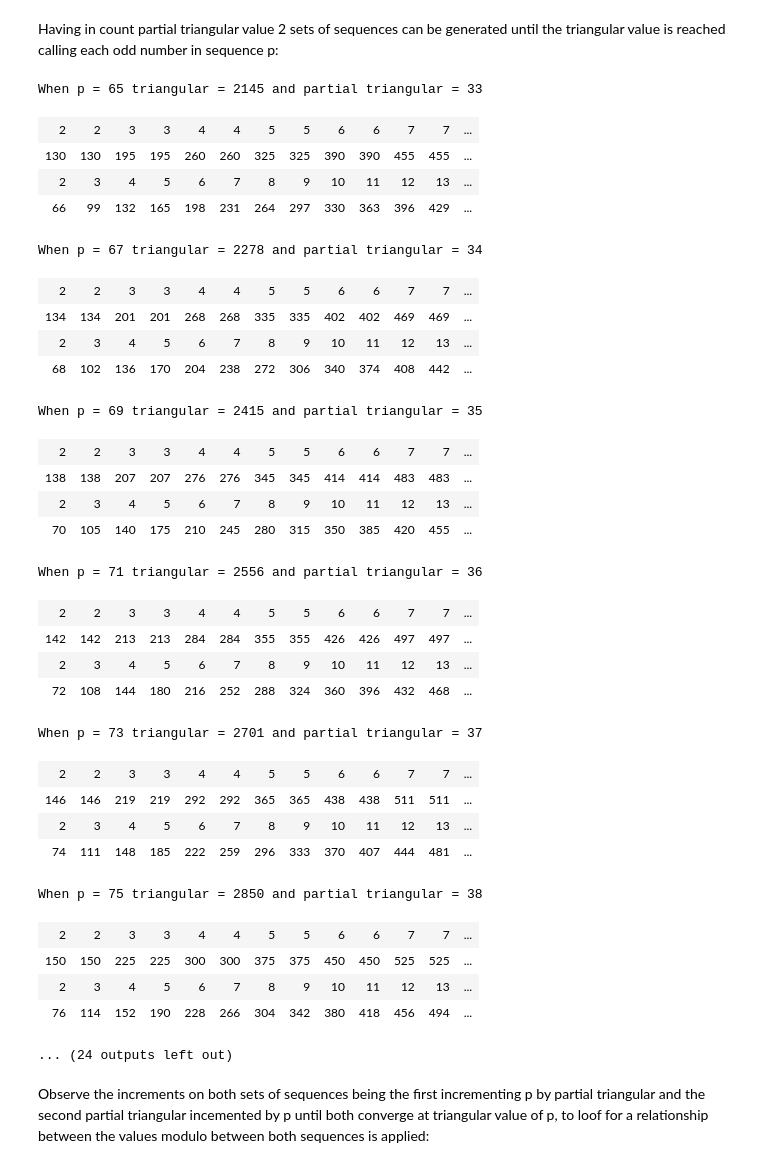
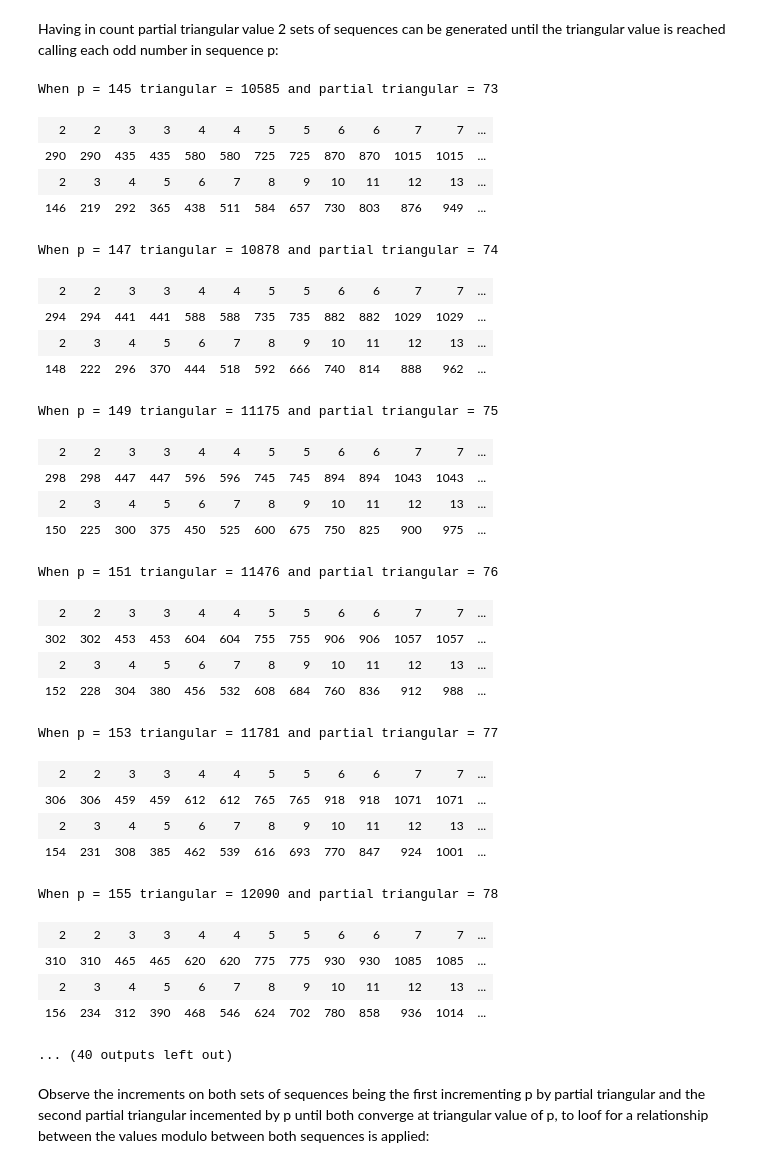
Before and after one commit to PandaLz/PrimeRT-Lz, a Jupyter notebook: index.ipynb, the cells around one changed output. Saved outputs shown, nothing was run; the diff lists cells and outputs as text; code cells hidden in the pictures.

```diff
--- a/index.ipynb
+++ b/index.ipynb
@@ -70,63 +69,63 @@ for x in range(65, 100, 2):
 # %% [markdown]
 Having in count partial triangular value 2 sets of sequences can be generated until the triangular value is reached calling each odd number in sequence p:
 # %%
-for p in range(65, 100, 2):
+for p in range(145, 196, 2):
     t = triangular(p)
     partialt = partial_triangular(p)
 
     sequences = [[],[],[],[]]
 
     for x1 in range (2, partialt + 1):
         sequences[0].append(x1)
         #for sake of matching with second sequence will append x1 twice
         sequences[0].append(x1)
     for x2 in sequences[0]:
         sequences[1].append(p * x2)
     for x3 in range (2, p +1):
         sequences[2].append(x3)
     for x4 in sequences[2]:
         sequences[3].append(x4 * partialt)
 
     print("When p = {} triangular = {} and partial triangular = {}".format(p, t, partialt))
 
     display(HTML(
         '<table><tr>{}</tr></table>'.format(
             '</tr><tr>'.join(
                 '<td>{}</td>'.format('</td><td>'.join(str(_) for _ in row)) for row in sequences)
             )
      ))
 # %% [output]
-When p = 65 triangular = 2145 and partial triangular = 33
+When p = 145 triangular = 10585 and partial triangular = 73
 | 2 | 2 | 3 | 3 | 4 | 4 | 5 | 5 | 6 | 6 | 7 | 7 | ... |
-| 130 | 130 | 195 | 195 | 260 | 260 | 325 | 325 | 390 | 390 | 455 | 455 | ... |
+| 290 | 290 | 435 | 435 | 580 | 580 | 725 | 725 | 870 | 870 | 1015 | 1015 | ... |
 | 2 | 3 | 4 | 5 | 6 | 7 | 8 | 9 | 10 | 11 | 12 | 13 | ... |
-| 66 | 99 | 132 | 165 | 198 | 231 | 264 | 297 | 330 | 363 | 396 | 429 | ... |
+| 146 | 219 | 292 | 365 | 438 | 511 | 584 | 657 | 730 | 803 | 876 | 949 | ... |
-When p = 67 triangular = 2278 and partial triangular = 34
+When p = 147 triangular = 10878 and partial triangular = 74
 | 2 | 2 | 3 | 3 | 4 | 4 | 5 | 5 | 6 | 6 | 7 | 7 | ... |
-| 134 | 134 | 201 | 201 | 268 | 268 | 335 | 335 | 402 | 402 | 469 | 469 | ... |
+| 294 | 294 | 441 | 441 | 588 | 588 | 735 | 735 | 882 | 882 | 1029 | 1029 | ... |
 | 2 | 3 | 4 | 5 | 6 | 7 | 8 | 9 | 10 | 11 | 12 | 13 | ... |
-| 68 | 102 | 136 | 170 | 204 | 238 | 272 | 306 | 340 | 374 | 408 | 442 | ... |
+| 148 | 222 | 296 | 370 | 444 | 518 | 592 | 666 | 740 | 814 | 888 | 962 | ... |
-When p = 69 triangular = 2415 and partial triangular = 35
+When p = 149 triangular = 11175 and partial triangular = 75
 | 2 | 2 | 3 | 3 | 4 | 4 | 5 | 5 | 6 | 6 | 7 | 7 | ... |
-| 138 | 138 | 207 | 207 | 276 | 276 | 345 | 345 | 414 | 414 | 483 | 483 | ... |
+| 298 | 298 | 447 | 447 | 596 | 596 | 745 | 745 | 894 | 894 | 1043 | 1043 | ... |
 | 2 | 3 | 4 | 5 | 6 | 7 | 8 | 9 | 10 | 11 | 12 | 13 | ... |
-| 70 | 105 | 140 | 175 | 210 | 245 | 280 | 315 | 350 | 385 | 420 | 455 | ... |
+| 150 | 225 | 300 | 375 | 450 | 525 | 600 | 675 | 750 | 825 | 900 | 975 | ... |
-When p = 71 triangular = 2556 and partial triangular = 36
+When p = 151 triangular = 11476 and partial triangular = 76
 | 2 | 2 | 3 | 3 | 4 | 4 | 5 | 5 | 6 | 6 | 7 | 7 | ... |
-| 142 | 142 | 213 | 213 | 284 | 284 | 355 | 355 | 426 | 426 | 497 | 497 | ... |
+| 302 | 302 | 453 | 453 | 604 | 604 | 755 | 755 | 906 | 906 | 1057 | 1057 | ... |
 | 2 | 3 | 4 | 5 | 6 | 7 | 8 | 9 | 10 | 11 | 12 | 13 | ... |
-| 72 | 108 | 144 | 180 | 216 | 252 | 288 | 324 | 360 | 396 | 432 | 468 | ... |
+| 152 | 228 | 304 | 380 | 456 | 532 | 608 | 684 | 760 | 836 | 912 | 988 | ... |
-When p = 73 triangular = 2701 and partial triangular = 37
+When p = 153 triangular = 11781 and partial triangular = 77
 | 2 | 2 | 3 | 3 | 4 | 4 | 5 | 5 | 6 | 6 | 7 | 7 | ... |
-| 146 | 146 | 219 | 219 | 292 | 292 | 365 | 365 | 438 | 438 | 511 | 511 | ... |
+| 306 | 306 | 459 | 459 | 612 | 612 | 765 | 765 | 918 | 918 | 1071 | 1071 | ... |
 | 2 | 3 | 4 | 5 | 6 | 7 | 8 | 9 | 10 | 11 | 12 | 13 | ... |
-| 74 | 111 | 148 | 185 | 222 | 259 | 296 | 333 | 370 | 407 | 444 | 481 | ... |
+| 154 | 231 | 308 | 385 | 462 | 539 | 616 | 693 | 770 | 847 | 924 | 1001 | ... |
-When p = 75 triangular = 2850 and partial triangular = 38
+When p = 155 triangular = 12090 and partial triangular = 78
 | 2 | 2 | 3 | 3 | 4 | 4 | 5 | 5 | 6 | 6 | 7 | 7 | ... |
-| 150 | 150 | 225 | 225 | 300 | 300 | 375 | 375 | 450 | 450 | 525 | 525 | ... |
+| 310 | 310 | 465 | 465 | 620 | 620 | 775 | 775 | 930 | 930 | 1085 | 1085 | ... |
 | 2 | 3 | 4 | 5 | 6 | 7 | 8 | 9 | 10 | 11 | 12 | 13 | ... |
-| 76 | 114 | 152 | 190 | 228 | 266 | 304 | 342 | 380 | 418 | 456 | 494 | ... |
+| 156 | 234 | 312 | 390 | 468 | 546 | 624 | 702 | 780 | 858 | 936 | 1014 | ... |
-... (24 outputs left out)
+... (40 outputs left out)
 # %% [markdown]
 Observe the increments on both sets of sequences being the first incrementing p by partial triangular and the second partial triangular incemented by p until both converge at triangular value of p, to loof for a relationship between the values modulo between both sequences is applied:
 # %%
```
Also changed, not shown: parts of 11 cells of this notebook.
